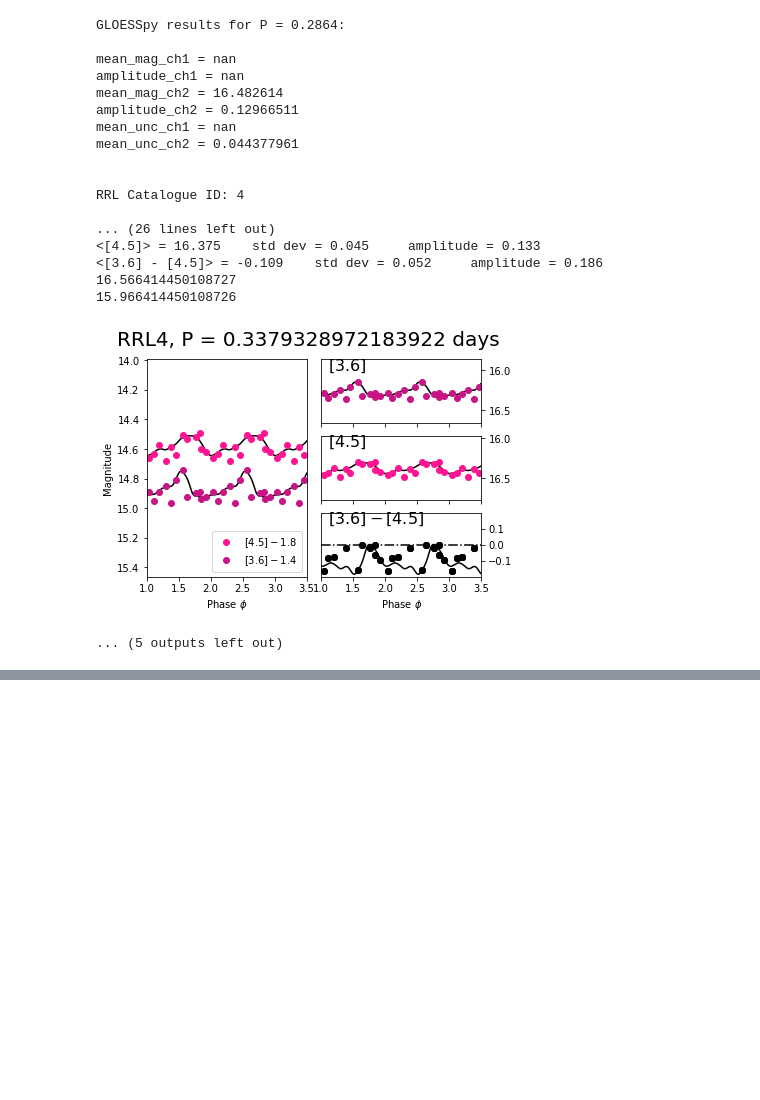
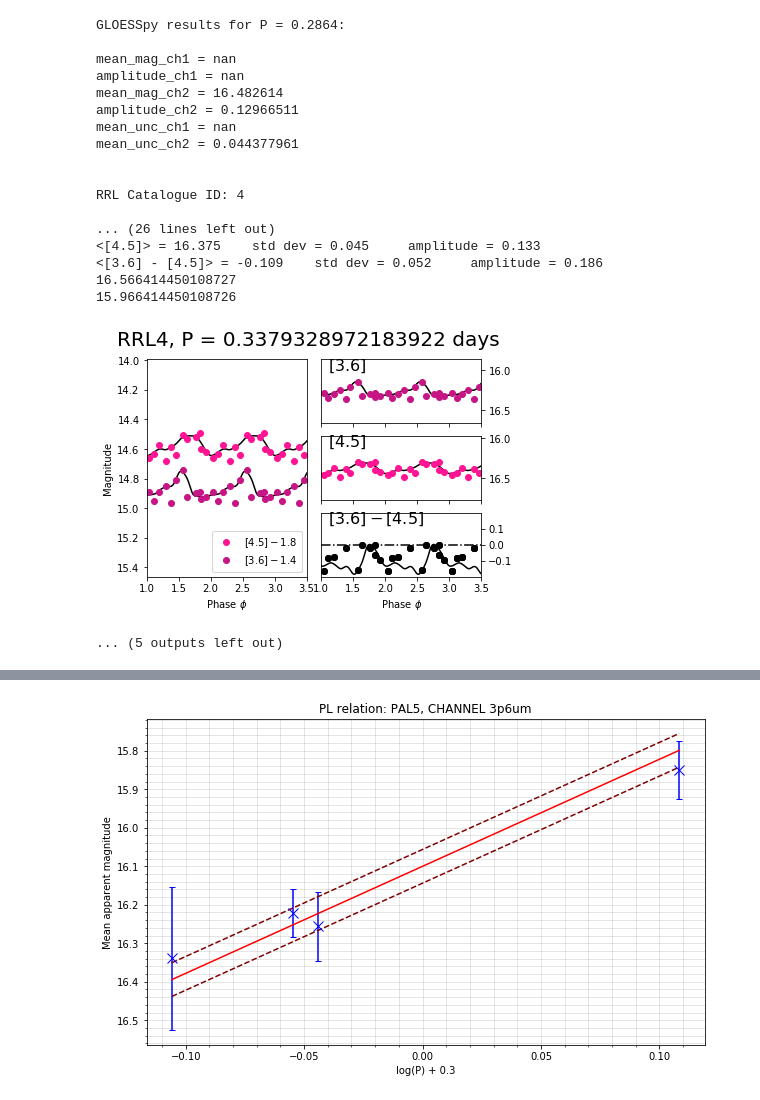
Before and after one commit to ltb24/Luke_RRLs_project, a Jupyter notebook: photometry_intro/PAL5_distance_version_1.ipynb, the cells around one changed output, grey strips where cells are left out. Cells and saved outputs as stored; diff of their text form; code cells hidden in the pictures; blank space fills up the shorter version.

```diff
--- a/photometry_intro/PAL5_distance_version_1.ipynb
+++ b/photometry_intro/PAL5_distance_version_1.ipynb
@@ -1322,2 +1308,91 @@ Coords: ra = 229.053 d, dec = -0.16758299999999998 d
 [16.33935922 16.22190018 16.25641445 15.85033551] [16.445955   16.28085581 16.20313086 16.47461356 16.36719813 15.88688874
  16.12164923]
+# %%
+## CALCULATE UNCERTAINTIES IN MAGNITUDE ##
+## TO-DO ##
+
+## FUNDAMENTALISE PERIODS OF RRc/d TYPES: log(P) + 0.127 + 0.3
+## CITE: http://articles.adsabs.harvard.edu/pdf/1974ARA%26A..12..215I
+
+def fundamentalise(P):
+    return P + 0.127
+
+## PL RELATION: Y-AXIS: APPARENT MAGNITUDE; X-AXIS: log(P) + 0.3 ##
+## ADD 0.3 TO ALL LOGGED PERIODS ##
+
+def pl_log(P):
+    return np.log10(P) + 0.3
+
+## STARS OF TYPE RRc/d MUST BE RUN USING fundamentalise ONLY, CROSS-CHECK WITH CATALOGUE FILE
+## STARS OF TYPE RRab MUST BE RUN USING pl_log ONLY, CROSS-CHECK WITH CATALOGUE FILE
+## CHANNEL 1: RRab = NUMBER 4, RRc/d = 1-3 IN LIST
+## CHANNEL 2: RRab = 6-7, RRc/d = 1-5
+
+## REMOVE CERTAIN PERIODS FROM PERIOD1
+period1_rem = period1[[0, 2, 4, 5]]
+#print(period1_rem)
+## ADD 0.3 TO ALL PERIODS
+period1_pl = []
+period1_pl = np.log10(period1_rem) + 0.3
+#print(period1_pl)
+## FUNDAMENTALISE THE REQUIRED PERIODS
+period1_fund = []
+for i in 0, 1, 2:
+    period1_fund = period1_pl[i] + 0.127
+#    print(period1_fund)
+    period1_pl[[i]] = period1_fund
+#    print(period1_pl)
+## PERIODS ARE DONE ##
+
+## ASSIGN VALUES FOR PL FIT ##
+channel = '3p6um'
+if (channel == 1) or (channel == '3p6um'):
+    a1     = -0.40    ## VALUES FROM: NEELEY ET AL. 2019
+    a1_unc = 0.03
+    b      = -2.78
+    b_unc  = 0.38
+if (channel == 2) or (channel == '4p5um'):
+    a1     = -0.41    ## VALUES FROM: NEELEY ET AL. 2019
+    a1_unc = 0.03
+    b      = -2.83
+    b_unc  = 0.39
+
+## LINE TO FIT ##
+
+def func(P, intercept):
+    return intercept + b * P
+
+## USING CHANNEL 1 DATA
+popt, pcov = curve_fit(func, period1_pl, av_mag1)
+
+intercept = popt[0]
+intercept_unc = np.sqrt(float(pcov[0][0]))
+
+print('Intercept: {0:.4g} ± {1:.4g}'.format(intercept, intercept_unc))
+
+## STANDARD DEVIATION OF POINTS ABOUT THE PL FIT ##
+std_dev1 = 0
+for i in range(len(av_mag1)):
+    std_dev1 += (av_mag1[i] - (intercept + b * period1_pl[i]))**2
+std_dev1 = np.sqrt(std_dev1 / len(av_mag1))
+
+fig = plt.figure(figsize = (10, 6))
+ax = fig.add_subplot(1,1,1)
+ax.errorbar(period1_pl, av_mag1, xerr = None, yerr = av_unc1, marker = 'x', color = 'blue', markersize = 10, capsize = 3, linestyle = 'None')
+ax.set_xlabel('log(P) + 0.3')
+ax.set_ylabel('Mean apparent magnitude')
+x = np.linspace(min(period1_pl), max(period1_pl), 100)
+y = np.linspace(min(period1_pl), max(period1_pl), 100)
+ax.plot(y, y * b + (intercept + std_dev1), linestyle = '--', color = 'maroon')
+ax.plot(y, y * b + (intercept - std_dev1), linestyle = '--', color = 'maroon')
+ax.plot(x, x * b + intercept, linestyle = '-', color = 'red')
+plt.title('PL relation: {0}, CHANNEL {1}'.format(cluster, channel))
+plt.minorticks_on()
+plt.grid(b = True, which = 'major', lw = .5, alpha = .2, color = 'black')
+plt.grid(b = True, which = 'minor', lw = .5, alpha = .2, color = 'black')
+plt.gca().invert_yaxis()
+savename = 'pl_relations/pl_relation_'+str(cluster)+'_'+str(channel)
+plt.savefig(savename)
+plt.show()
+plt.close()
+# %% [output]
@@ -1323,0 +1400 @@ Coords: ra = 229.053 d, dec = -0.16758299999999998 d
+[figure, added]
```
Also changed, not shown: parts of 6 cells of this notebook, 3 other files.
